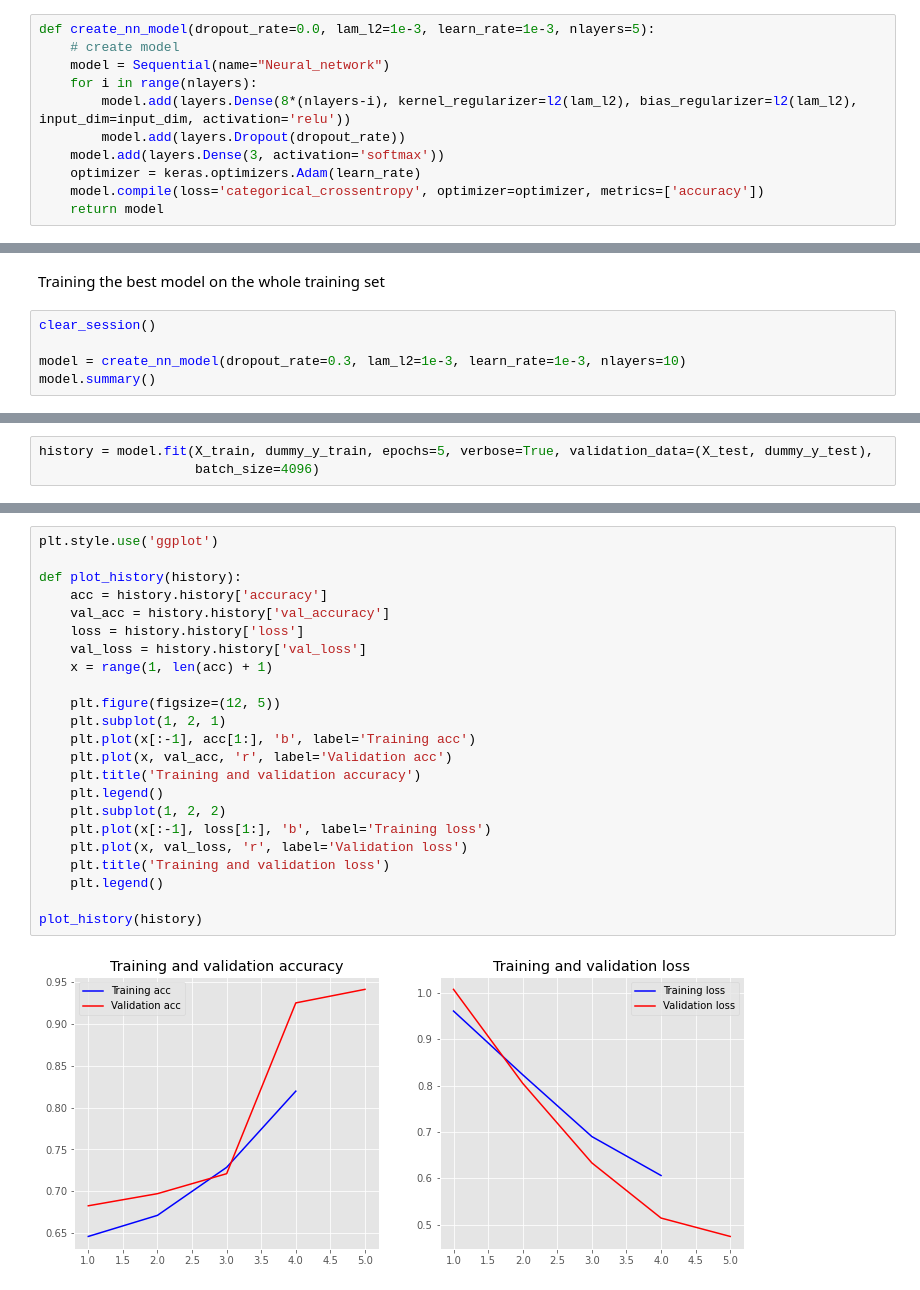
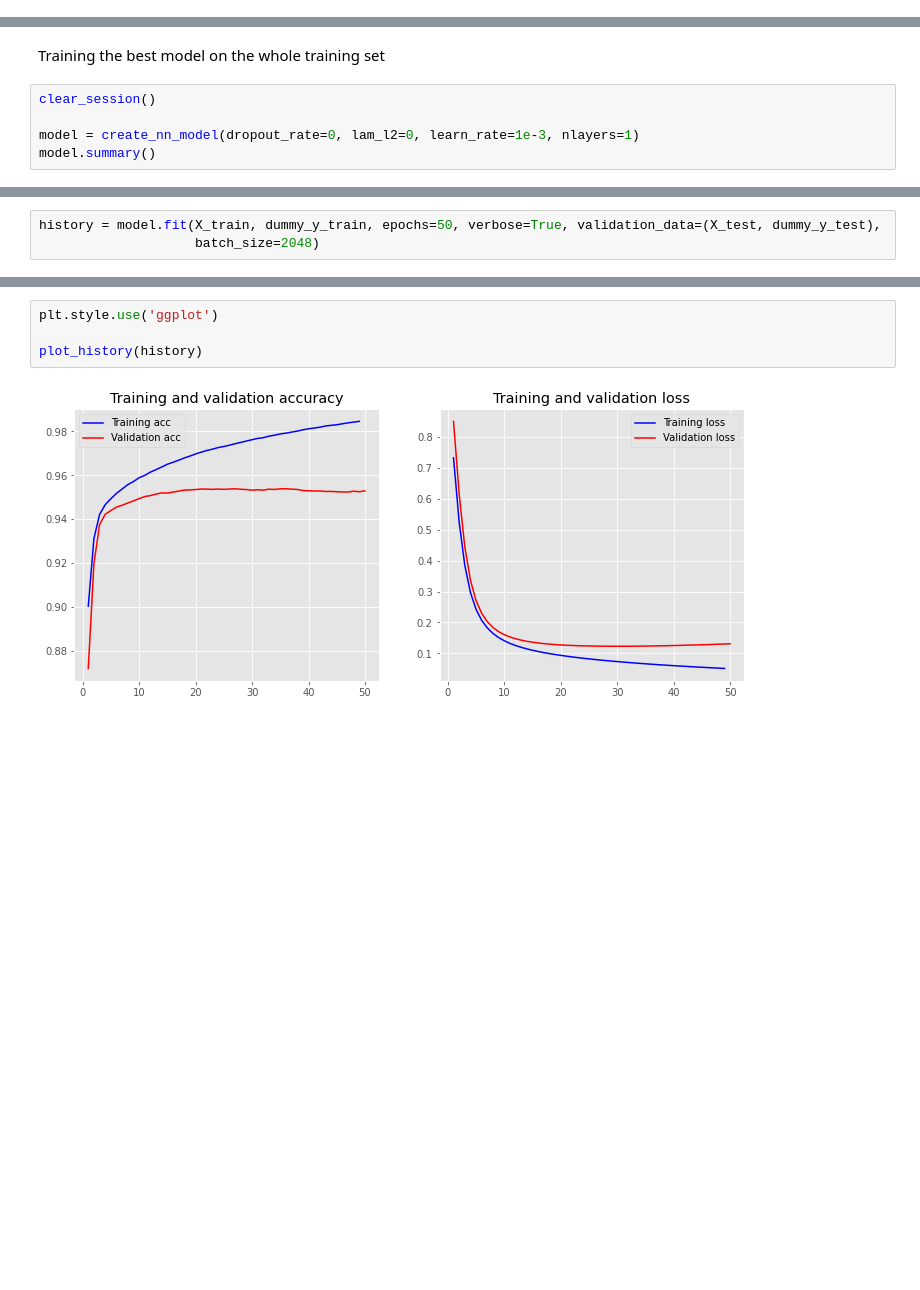
Before and after one commit to matteo-perillo/Abstracts-classification, a Jupyter notebook: 03_Neural network.ipynb, the cells around one changed output, grey strips where cells are left out. Drawn from its saved outputs; the diff is of its cells as text; blank space fills up the shorter version.

```diff
--- a/03_Neural network.ipynb
+++ b/03_Neural network.ipynb
@@ -132,14 +160,3 @@ hep-ph      50603
 quant-ph    44678
 hep-th      39013
 Name: category, dtype: int64
-# %%
-def create_nn_model(dropout_rate=0.0, lam_l2=1e-3, learn_rate=1e-3, nlayers=5):
-    # create model
-    model = Sequential(name="Neural_network")
-    for i in range(nlayers):
-        model.add(layers.Dense(8*(nlayers-i), kernel_regularizer=l2(lam_l2), bias_regularizer=l2(lam_l2), input_dim=input_dim, activation='relu'))
-        model.add(layers.Dropout(dropout_rate))
-    model.add(layers.Dense(3, activation='softmax'))
-    optimizer = keras.optimizers.Adam(learn_rate)
-    model.compile(loss='categorical_crossentropy', optimizer=optimizer, metrics=['accuracy'])
-    return model
@@ -228,5 +239,5 @@ Training the best model on the whole training set
 # %%
 clear_session()
 
-model = create_nn_model(dropout_rate=0.3, lam_l2=1e-3, learn_rate=1e-3, nlayers=10)
+model = create_nn_model(dropout_rate=0, lam_l2=0, learn_rate=1e-3, nlayers=1)
 model.summary()
@@ -251,3 +244,3 @@ _________________________________________________________________
 # %%
-history = model.fit(X_train, dummy_y_train, epochs=5, verbose=True, validation_data=(X_test, dummy_y_test),
-                    batch_size=4096)
+history = model.fit(X_train, dummy_y_train, epochs=50, verbose=True, validation_data=(X_test, dummy_y_test),
+                    batch_size=2048)
@@ -273,25 +255,6 @@ Testing Accuracy:  0.9414
 # %%
 plt.style.use('ggplot')
 
-def plot_history(history):
-    acc = history.history['accuracy']
-    val_acc = history.history['val_accuracy']
-    loss = history.history['loss']
-    val_loss = history.history['val_loss']
-    x = range(1, len(acc) + 1)
-
-    plt.figure(figsize=(12, 5))
-    plt.subplot(1, 2, 1)
-    plt.plot(x[:-1], acc[1:], 'b', label='Training acc')
-    plt.plot(x, val_acc, 'r', label='Validation acc')
-    plt.title('Training and validation accuracy')
-    plt.legend()
-    plt.subplot(1, 2, 2)
-    plt.plot(x[:-1], loss[1:], 'b', label='Training loss')
-    plt.plot(x, val_loss, 'r', label='Validation loss')
-    plt.title('Training and validation loss')
-    plt.legend()
-
 plot_history(history)
 # %% [output]
-[figure, old version]
+[figure, new version]
```
Also changed, not shown: parts of 30 cells of this notebook.
